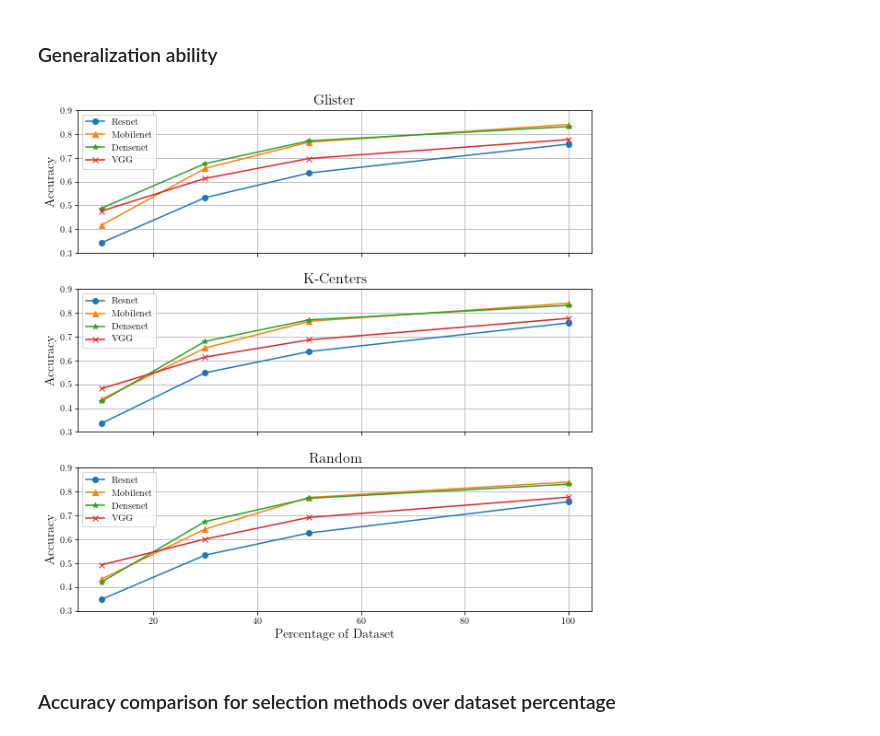
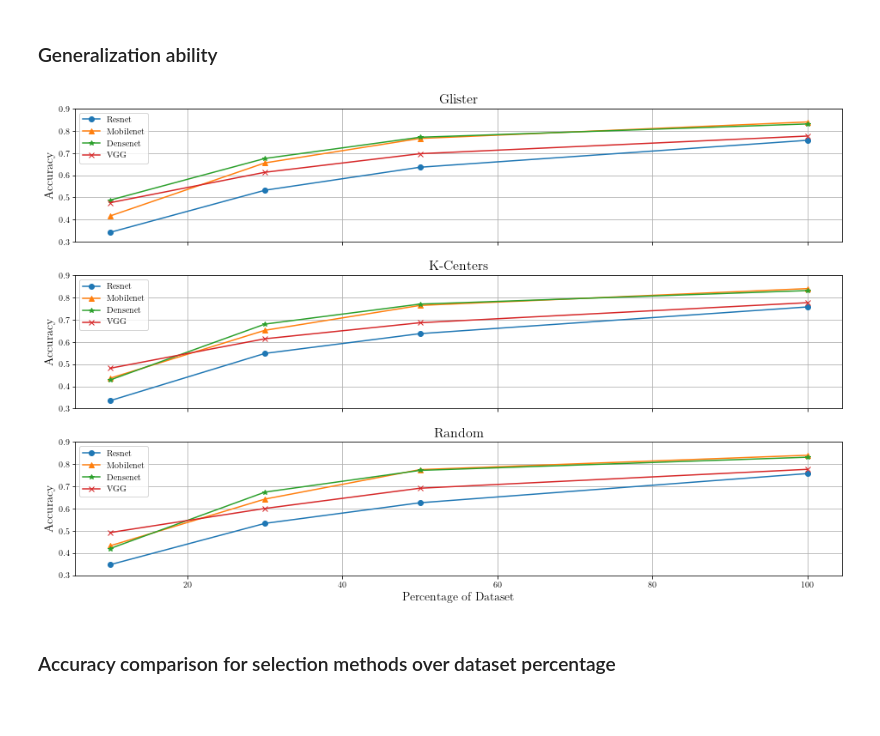
Before and after one commit to rolkon/ML2021-Coreset-Selection, a Jupyter notebook: results/models_generalization/visualization_generalization_tests.ipynb, the cells around one changed output. Drawn from its saved outputs; the diff is of its cells as text; code cells hidden in the pictures; blank space fills up the shorter version.

Commit message:
generalization test plot updates

```diff
--- a/results/models_generalization/visualization_generalization_tests.ipynb
+++ b/results/models_generalization/visualization_generalization_tests.ipynb
@@ -11,9 +11,9 @@ from plot_utils import plot_generalization_ability, plot_accuracy_comparison, pl
 # %% [markdown]
 ### Generalization ability
 # %%
-plot_generalization_ability()
+plot_generalization_ability(16, 10)
 # %% [output]
-[figure, old version]
+[figure, new version]
 # %% [markdown]
 ### Accuracy comparison for selection methods over dataset percentage
 # %%
```
Also changed, not shown: parts of 1 cell of this notebook, 7 other files.
